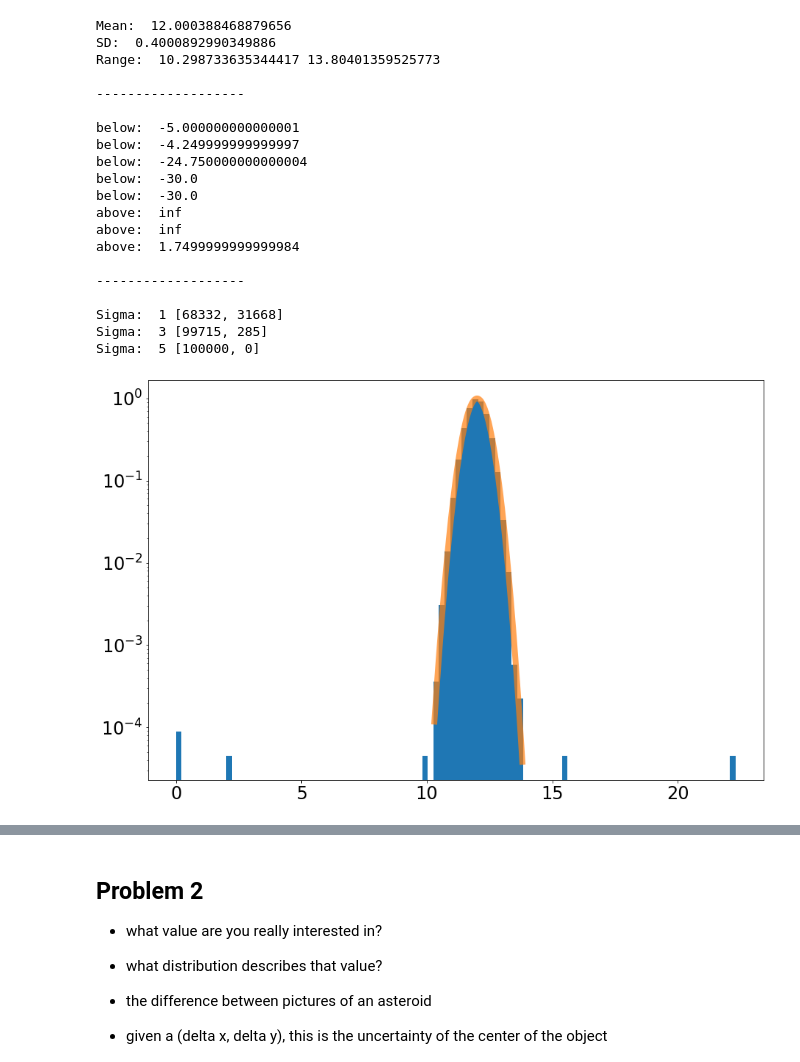
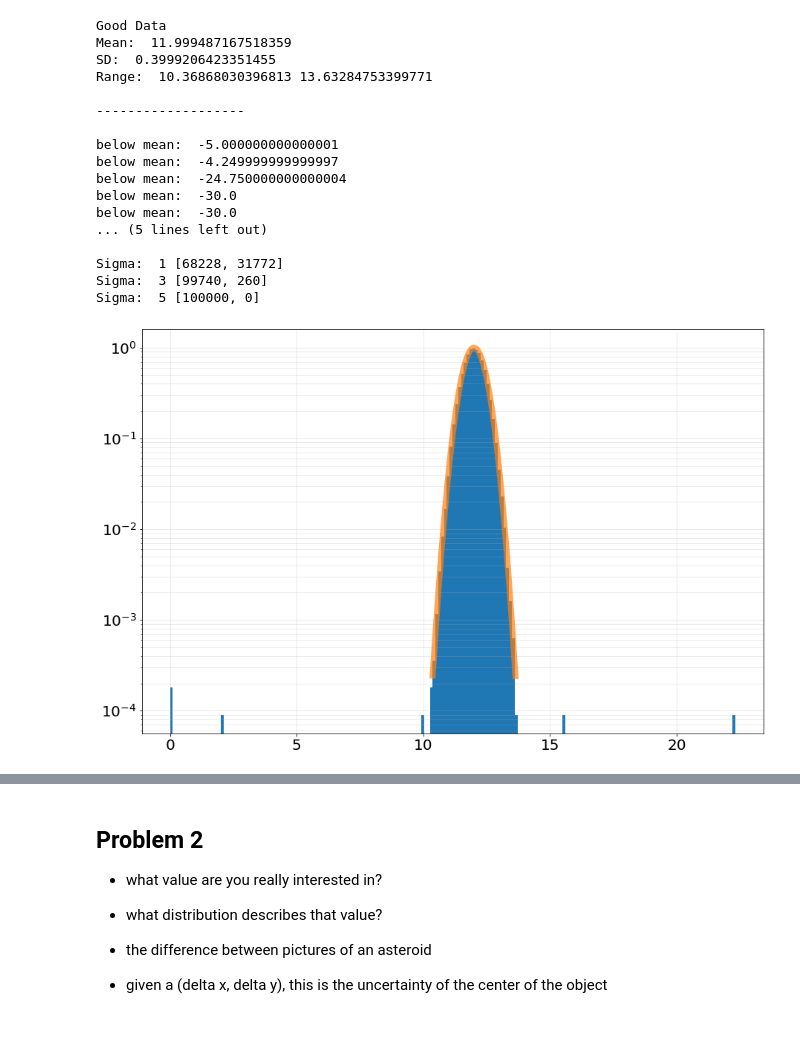
Before and after one commit to JeffreyGao117/Statistics-Higgs-Search, a Jupyter notebook: Lab3.ipynb, the cells around one changed output, grey strips where cells are left out. Drawn from its saved outputs; the diff is of its cells as text; code cells hidden in the pictures; blank space fills up the shorter version.

```diff
--- a/Lab3.ipynb
+++ b/Lab3.ipynb
@@ -19,16 +17,17 @@ $$\int^{\infty}_t \frac{1}{\sqrt{2\pi}}e^{-x^2/2} dx < 0.3$$
 %matplotlib inline
 import numpy as np
 import matplotlib.pyplot as plt
-from scipy import stats
+from scipy import stats, signal
 
-fig, ax1 = plt.subplots(1, 1, figsize=(15,10))
+fig1, ax1 = plt.subplots(1, 1, figsize=(15,10))
 good = stats.norm.rvs(loc = 12., scale = 0.4, size = 100000)
 bad = [10., 10.3, 2.1, 0., 0., 15.6, 22.3, 12.7]
 d = np.append(good, bad)
-ax1.hist(d,100, density=True)
-ax1.tick_params(labelsize = 24)
+ax1.hist(d,200, density=True)
+ax1.tick_params(labelsize = 20)
 ax1.set_yscale('log')
 
+print("Good Data")
 mean = np.mean(good)
 print("Mean: ", mean)
 std = np.std(good)
@@ -36,51 +35,49 @@ print("SD: ", std)
 print("Range: ", np.amin(good), np.amax(good))
 
 x = np.linspace(np.amin(good), np.amax(good), 1000)
 ax1.plot(x, stats.norm.pdf(x, 12., 0.4),linewidth = 8,alpha = 0.7)
+ax1.grid(True, 'both', alpha=0.3)
 
 print("\n-------------------\n")
 
 for n in bad:
     if (n < 12.):
-        print("below: ", stats.norm.ppf(stats.norm.cdf(n, loc=12., scale=0.4)))
+        print("below mean: ", stats.norm.ppf(stats.norm.cdf(n, loc=12., scale=0.4)))
     else:
-        print("above: ", stats.norm.ppf(stats.norm.cdf(n, loc=12., scale=0.4)))
+        print("above mean: ", stats.norm.ppf(stats.norm.cdf(n, loc=12., scale=0.4)))
 
 print("\n-------------------\n")
 
 for i in [1,3,5]:
     bad_count = 0
     good_count = 0
     for n in good:
         if abs(n - mean) > i*std:
             bad_count += 1
         else:
             good_count += 1
     print("Sigma: ", i, [good_count, bad_count])
 
 plt.show()
 # %% [output]
-Mean:  12.000388468879656
-SD:  0.4000892990349886
-Range:  10.298733635344417 13.80401359525773
+Good Data
+Mean:  11.999487167518359
+SD:  0.3999206423351455
+Range:  10.36868030396813 13.63284753399771
 
 -------------------
 
-below:  -5.000000000000001
-below:  -4.249999999999997
-below:  -24.750000000000004
-below:  -30.0
-below:  -30.0
-above:  inf
-above:  inf
-above:  1.7499999999999984
+below mean:  -5.000000000000001
+below mean:  -4.249999999999997
+below mean:  -24.750000000000004
+below mean:  -30.0
+below mean:  -30.0
+... (5 lines left out)
 
--------------------
-
-Sigma:  1 [68332, 31668]
-Sigma:  3 [99715, 285]
+Sigma:  1 [68228, 31772]
+Sigma:  3 [99740, 260]
 Sigma:  5 [100000, 0]
-[figure, old version]
+[figure, new version]
 # %% [markdown]
 Looking at the bad data, we can assume data greater than 3 standard deviations away from the mean is a fault of the thermometry and within 3-sigma a fault of the thermal control system. The reasoning is that a faulty thermal control system would not cause the temperature to vary to drastically and so data greater than 3 standard deviations away are thermometry errors.
 
```
Also changed, not shown: parts of 6 cells of this notebook.
